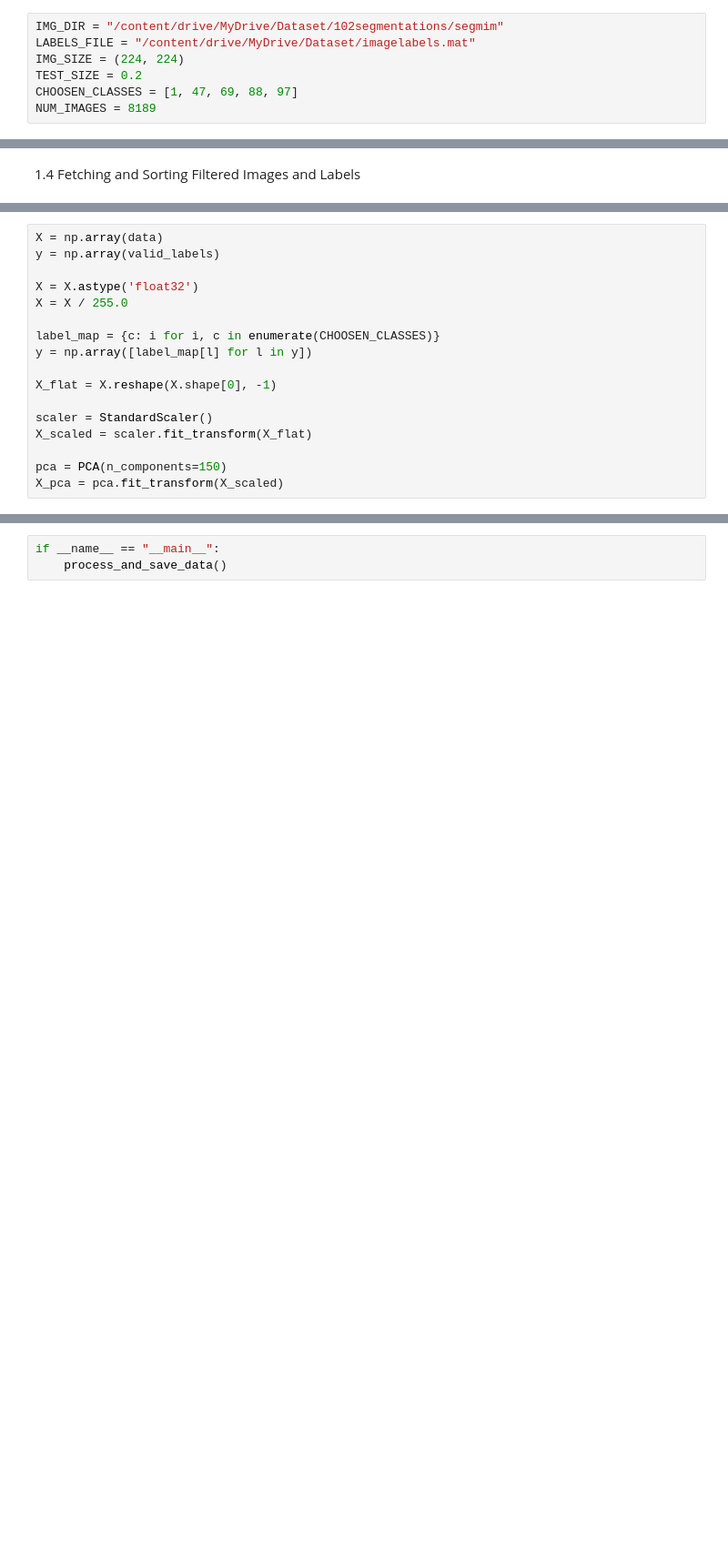
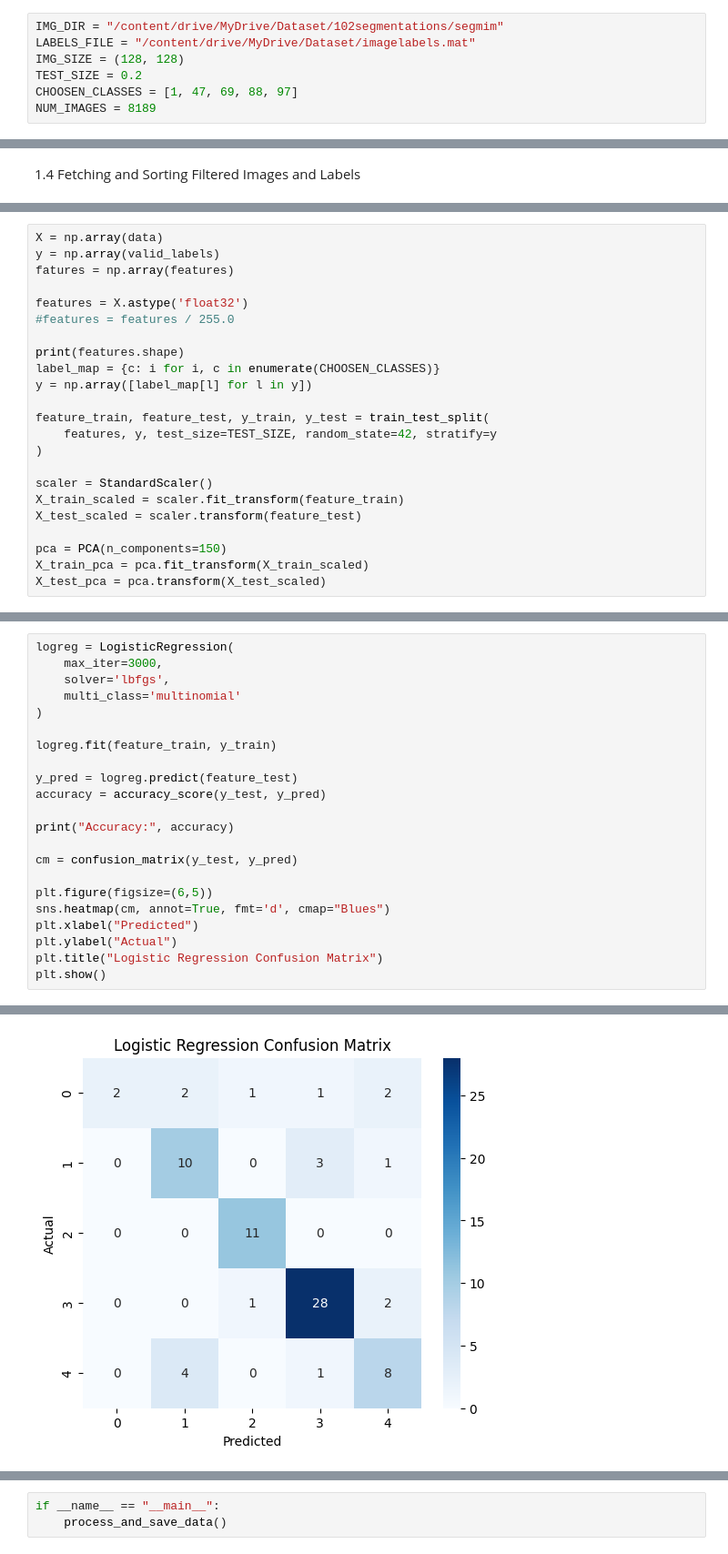
Before and after one commit to Ali22017684/flower_category, a Jupyter notebook: notebooks/preprocessing.ipynb, the cells around one changed output, grey strips where cells are left out. Shown at 91% size. Drawn from its saved outputs; the diff is of its cells as text; blank space fills up the shorter version.

Commit message:
The training and testing

```diff
--- a/notebooks/preprocessing.ipynb
+++ b/notebooks/preprocessing.ipynb
@@ -55,7 +66,7 @@ from sklearn.preprocessing import StandardScaler
 # %%
 IMG_DIR = "/content/drive/MyDrive/Dataset/102segmentations/segmim"
 LABELS_FILE = "/content/drive/MyDrive/Dataset/imagelabels.mat"
-IMG_SIZE = (224, 224)
+IMG_SIZE = (128, 128)
 TEST_SIZE = 0.2
 CHOOSEN_CLASSES = [1, 47, 69, 88, 97]
 NUM_IMAGES = 8189
@@ -141,17 +168,23 @@ for i, file_name in enumerate(image_files):
 # %%
 X = np.array(data)
 y = np.array(valid_labels)
+fatures = np.array(features)
 
-X = X.astype('float32')
-X = X / 255.0
+features = X.astype('float32')
+#features = features / 255.0
 
+print(features.shape)
 label_map = {c: i for i, c in enumerate(CHOOSEN_CLASSES)}
 y = np.array([label_map[l] for l in y])
 
-X_flat = X.reshape(X.shape[0], -1)
+feature_train, feature_test, y_train, y_test = train_test_split(
+    features, y, test_size=TEST_SIZE, random_state=42, stratify=y
+)
 
 scaler = StandardScaler()
-X_scaled = scaler.fit_transform(X_flat)
+X_train_scaled = scaler.fit_transform(feature_train)
+X_test_scaled = scaler.transform(feature_test)
 
 pca = PCA(n_components=150)
-X_pca = pca.fit_transform(X_scaled)
+X_train_pca = pca.fit_transform(X_train_scaled)
+X_test_pca = pca.transform(X_test_scaled)
@@ -157,0 +199,23 @@ X_pca = pca.fit_transform(X_scaled)
+# %%
+logreg = LogisticRegression(
+    max_iter=3000,
+    solver='lbfgs',
+    multi_class='multinomial'
+)
+
+logreg.fit(feature_train, y_train)
+
+y_pred = logreg.predict(feature_test)
+accuracy = accuracy_score(y_test, y_pred)
+
+print("Accuracy:", accuracy)
+
+cm = confusion_matrix(y_test, y_pred)
+
+plt.figure(figsize=(6,5))
+sns.heatmap(cm, annot=True, fmt='d', cmap="Blues")
+plt.xlabel("Predicted")
+plt.ylabel("Actual")
+plt.title("Logistic Regression Confusion Matrix")
+plt.show()
+# %% [output]
@@ -157,0 +223 @@ X_pca = pca.fit_transform(X_scaled)
+[figure, added]
```
Also changed, not shown: parts of 16 cells of this notebook.
